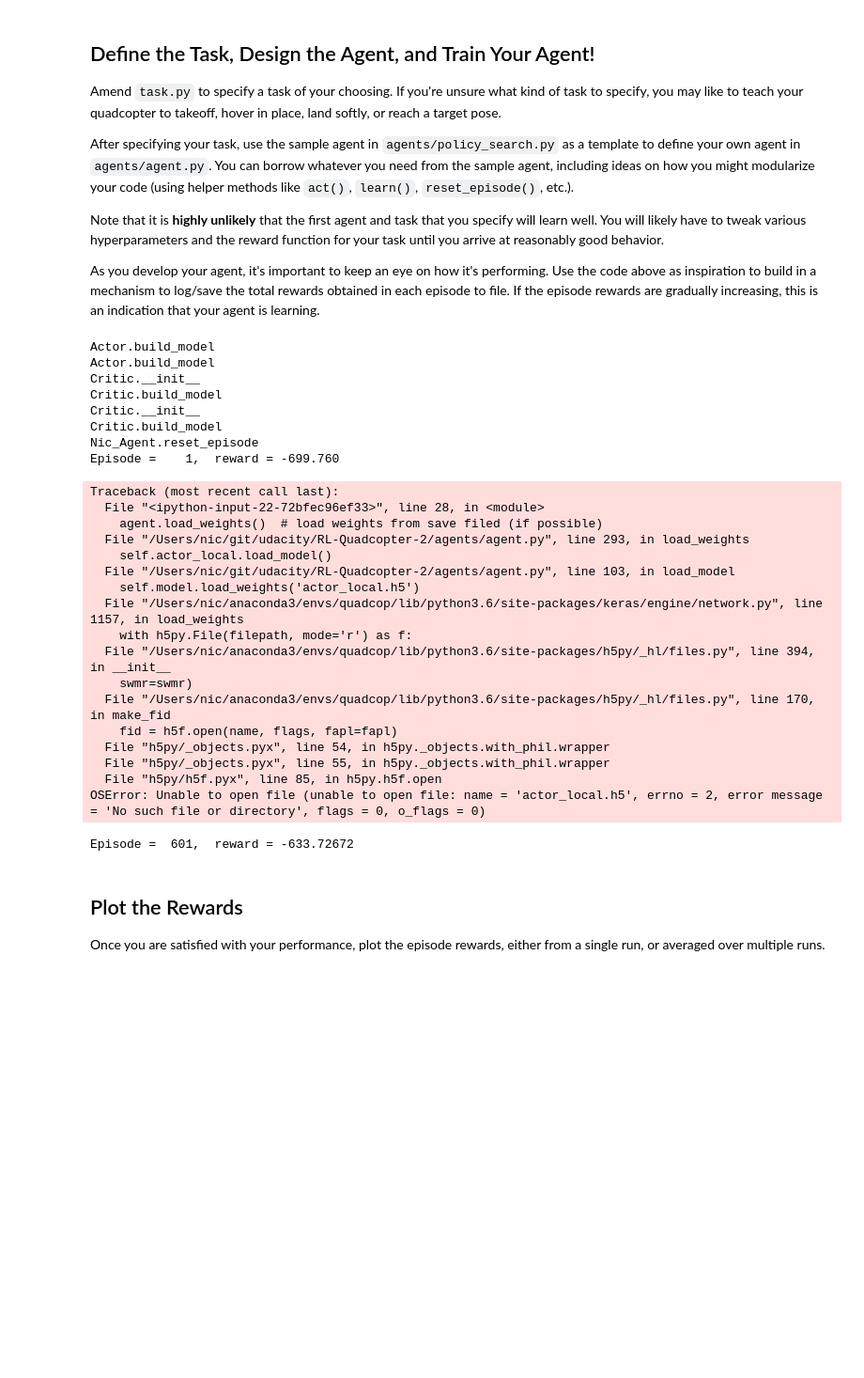
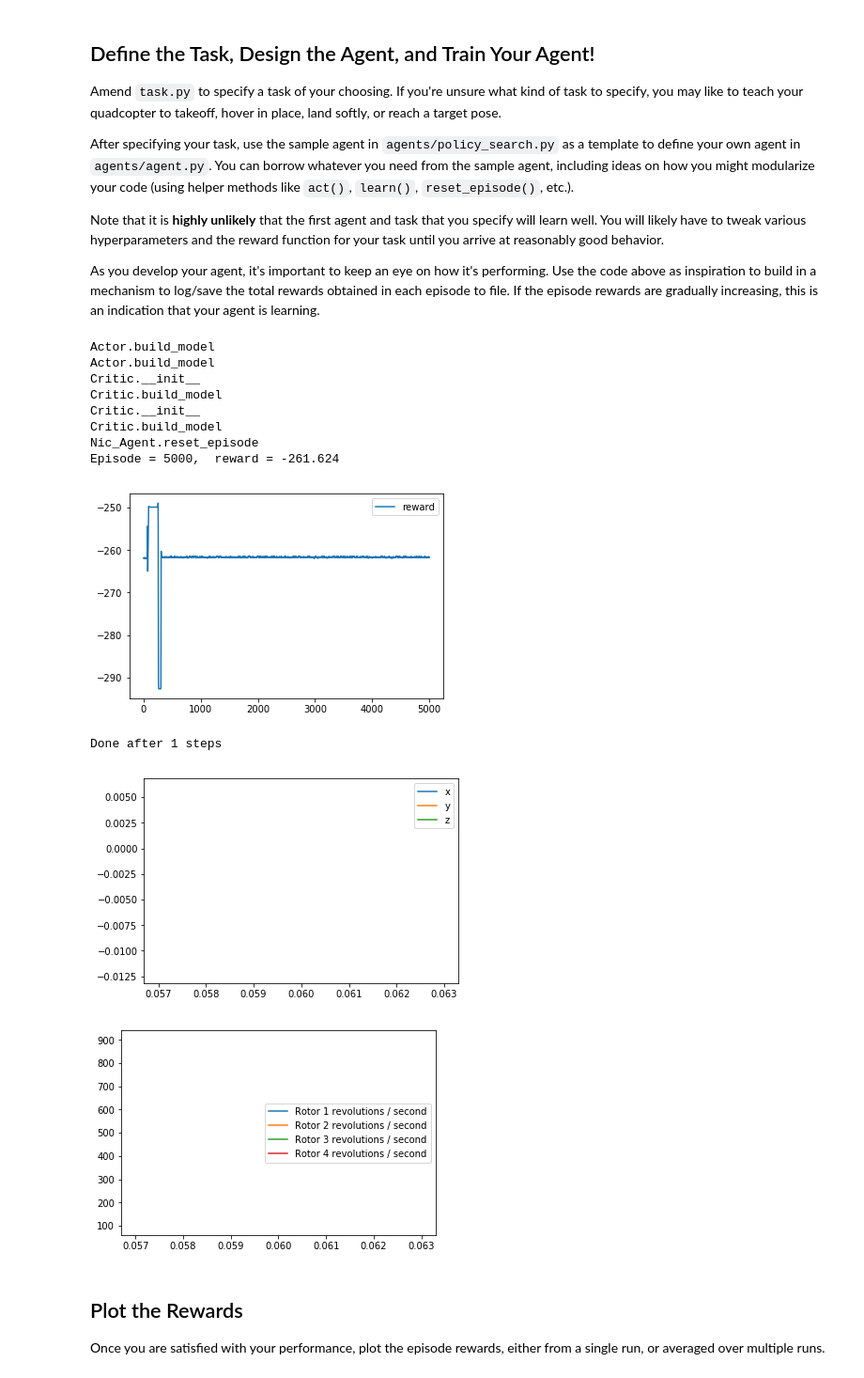
Before and after one commit to niccottrell/RL-Quadcopter-2, a Jupyter notebook: Quadcopter_Project.ipynb, the cells around one changed output. Shown at 94% size. Drawn from its saved outputs; the diff is of its cells as text; code cells hidden in the pictures; blank space fills up the shorter version.

```diff
--- a/Quadcopter_Project.ipynb
+++ b/Quadcopter_Project.ipynb
@@ -226,12 +226,12 @@ import matplotlib.pyplot as plt
 from agents.agent import Nic_Agent
 from task import Task
 
-num_episodes = 20000
+num_episodes = 5000
 runtime = 10.  # time limit of the episode
-init_pose = np.array([0., 0., 10., 0., 0., 0.])  # initial pose
+init_pose = np.array([0., 0., 0., 10., 0., 0.])  # initial pose
 init_velocities = np.array([0.1, 0.2, 0.1])  # initial velocities
 init_angle_velocities = np.array([0.3, 0.2, 0.1])  # initial angle velocities
-target_pos = np.array([0.2, 0.2, 10.])
+target_pos = np.array([0.2, 0.2, 12.])  # go up 2 metres, and across ~20 cm in x and y
 
 
 """
@@ -241,11 +241,11 @@ Train the actor/critic models
 # Setup
 task = Task(init_pose, init_velocities, init_angle_velocities, runtime, target_pos)
 agent = Nic_Agent(task)
-try:
-    agent.load_weights()  # load weights from save filed (if possible)
-except:
-    traceback.print_exc()
-    pass
+#try:
+#    agent.load_weights()  # load weights from save filed (if possible)
+#except:
+#    traceback.print_exc()
+#    pass
 
 # Train the agent
 training = {x : [] for x in ['episode_num', 'reward']}
@@ -257,9 +257,9 @@ with open("training.csv", 'w') as csvfile:
         # state = agent.reset_episode()
         state = task.reset()  # reset the task BUT NOT the agent (otherwise we lose the model)
         while True:
-            action = agent.act(state)
-            next_state, reward, done = task.step(action)
-            agent.step(action, reward, next_state, done)
+            action = agent.act(state)  # Agent decides on rotor speeds
+            next_state, reward, done = task.step(action)   # Move a bit
+            agent.step(action, reward, next_state, done)   # Save the result of the action
             state = next_state
             if done:
                 print("\rEpisode = {:4d},  reward = {:7.3f}".format(i_episode, reward), end="")  # [debug]
@@ -269,13 +269,11 @@ with open("training.csv", 'w') as csvfile:
                 break
         sys.stdout.flush()
 
-# save the weights to continue next time
-agent.save_models()
-
 # Plot the training
 plt.plot(training['episode_num'], training['reward'], label='reward')
 plt.legend()
-_ = plt.ylim()
+# _ = plt.ylim()
+plt.show()
 
 # Run the simulation
 labels = ['time', 'x', 'y', 'z', 'phi', 'theta', 'psi',
@@ -287,58 +285,49 @@ state = task.reset()
 with open("sim.csv", 'w') as csvfile:
     writer = csv.writer(csvfile)
     writer.writerow(labels)
+    step_count = 0
     while True:
-        rotor_speeds = agent.act(state)
+        rotor_speeds = agent.act(state)  # Agent decides on rotor speeds
         _, _, done = task.step(rotor_speeds)
+        step_count = step_count+1
         to_write = [task.sim.time] + list(task.sim.pose) + list(task.sim.v) + list(task.sim.angular_v) + list(rotor_speeds)
         for ii in range(len(labels)):
             results[labels[ii]].append(to_write[ii])
         writer.writerow(to_write)
         if done:
+            print("Done after %d steps" % step_count)
             break
 
 # Plot the position
 plt.clf()
 plt.plot(results['time'], results['x'], label='x')
 plt.plot(results['time'], results['y'], label='y')
 plt.plot(results['time'], results['z'], label='z')
 plt.legend()
-_ = plt.ylim()
+#_ = plt.ylim()
+plt.show()
 
 plt.clf()
 plt.plot(results['time'], results['rotor_speed1'], label='Rotor 1 revolutions / second')
 plt.plot(results['time'], results['rotor_speed2'], label='Rotor 2 revolutions / second')
 plt.plot(results['time'], results['rotor_speed3'], label='Rotor 3 revolutions / second')
 plt.plot(results['time'], results['rotor_speed4'], label='Rotor 4 revolutions / second')
 plt.legend()
-_ = plt.ylim()
+# _ = plt.ylim()
+plt.show()
 # %% [output]
 Actor.build_model
 Actor.build_model
 Critic.__init__
 Critic.build_model
 Critic.__init__
 Critic.build_model
 Nic_Agent.reset_episode
-Episode =    1,  reward = -699.760
+Episode = 5000,  reward = -261.624
+[figure, added]
-Traceback (most recent call last):
-  File "<ipython-input-22-72bfec96ef33>", line 28, in <module>
-    agent.load_weights()  # load weights from save filed (if possible)
-  File "/Users/nic/git/udacity/RL-Quadcopter-2/agents/agent.py", line 293, in load_weights
-    self.actor_local.load_model()
-  File "/Users/nic/git/udacity/RL-Quadcopter-2/agents/agent.py", line 103, in load_model
-    self.model.load_weights('actor_local.h5')
-  File "/Users/nic/anaconda3/envs/quadcop/lib/python3.6/site-packages/keras/engine/network.py", line 1157, in load_weights
-    with h5py.File(filepath, mode='r') as f:
-  File "/Users/nic/anaconda3/envs/quadcop/lib/python3.6/site-packages/h5py/_hl/files.py", line 394, in __init__
-    swmr=swmr)
-  File "/Users/nic/anaconda3/envs/quadcop/lib/python3.6/site-packages/h5py/_hl/files.py", line 170, in make_fid
-    fid = h5f.open(name, flags, fapl=fapl)
-  File "h5py/_objects.pyx", line 54, in h5py._objects.with_phil.wrapper
-  File "h5py/_objects.pyx", line 55, in h5py._objects.with_phil.wrapper
-  File "h5py/h5f.pyx", line 85, in h5py.h5f.open
-OSError: Unable to open file (unable to open file: name = 'actor_local.h5', errno = 2, error message = 'No such file or directory', flags = 0, o_flags = 0)
+Done after 1 steps
-Episode =  601,  reward = -633.72672
+[figure, added]
+[figure, added]
 # %% [markdown]
 ## Plot the Rewards
 
```
Also changed, not shown: parts of 7 cells of this notebook, 1 other file.
